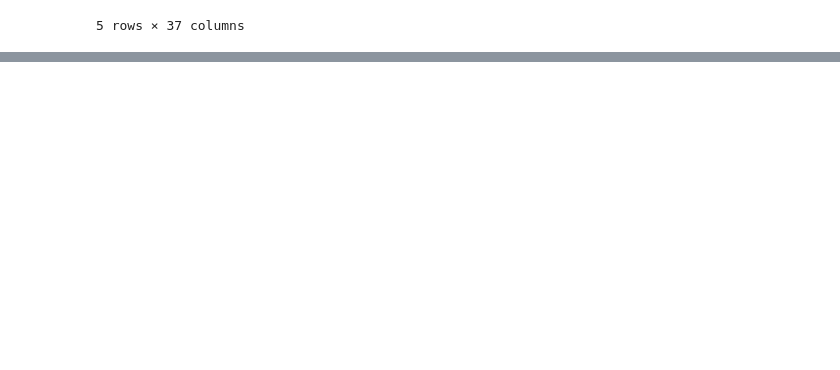
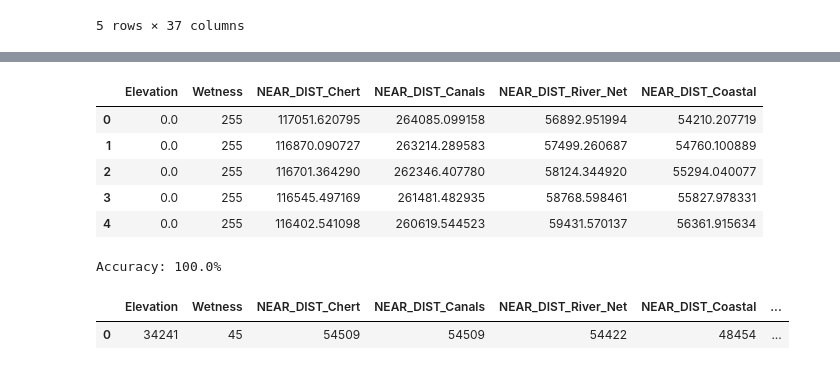
Before and after one commit to BU-Spark/ds-ciss-predicting-dig-sites, a Jupyter notebook: analysis/model.ipynb, the cells around one changed output, grey strips where cells are left out. Drawn from its saved outputs; the diff is of its cells as text; code cells hidden in the pictures; blank space fills up the shorter version.

```diff
--- a/analysis/model.ipynb
+++ b/analysis/model.ipynb
@@ -145,0 +165,9 @@ known_sites_cleaned
+# %%
+test.head()
+# %% [output]
+|  | Elevation | Wetness | NEAR_DIST_Chert | NEAR_DIST_Canals | NEAR_DIST_River_Net | NEAR_DIST_Coastal |
+| 0 | 0.0 | 255 | 117051.620795 | 264085.099158 | 56892.951994 | 54210.207719 |
+| 1 | 0.0 | 255 | 116870.090727 | 263214.289583 | 57499.260687 | 54760.100889 |
+| 2 | 0.0 | 255 | 116701.364290 | 262346.407780 | 58124.344920 | 55294.040077 |
+| 3 | 0.0 | 255 | 116545.497169 | 261481.482935 | 58768.598461 | 55827.978331 |
+| 4 | 0.0 | 255 | 116402.541098 | 260619.544523 | 59431.570137 | 56361.915634 |
@@ -145,0 +182,16 @@ known_sites_cleaned
+# %%
+model = xgb.XGBClassifier()
+
+model.fit(X_train, y_train)
+
+y_pred = model.predict(X_test)
+print(f'Accuracy: {accuracy_score(y_test, y_pred.round())*100}%')
+# %% [output]
+Accuracy: 100.0%
+# %%
+outcome = test.copy()
+outcome['prediction'] = model.predict(outcome)
+outcome.nunique().to_frame().T
+# %% [output]
+|  | Elevation | Wetness | NEAR_DIST_Chert | NEAR_DIST_Canals | NEAR_DIST_River_Net | NEAR_DIST_Coastal | ... |
+| 0 | 34241 | 45 | 54509 | 54509 | 54422 | 48454 | ... |
```
Also changed, not shown: parts of 13 cells of this notebook, 1 other file.
